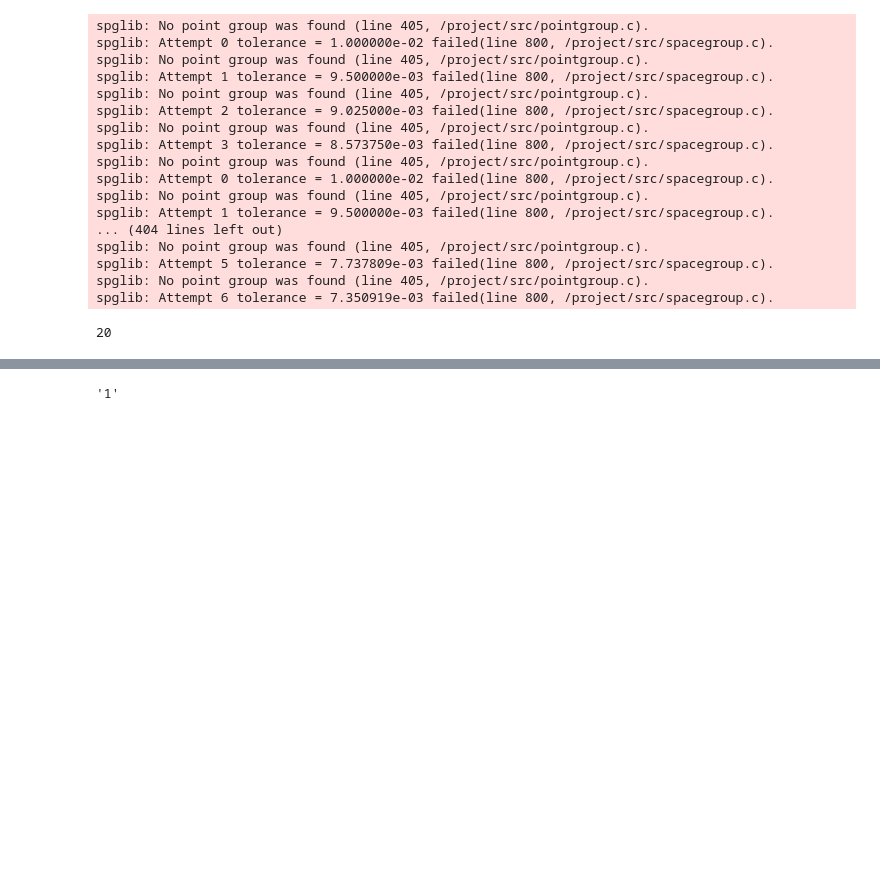
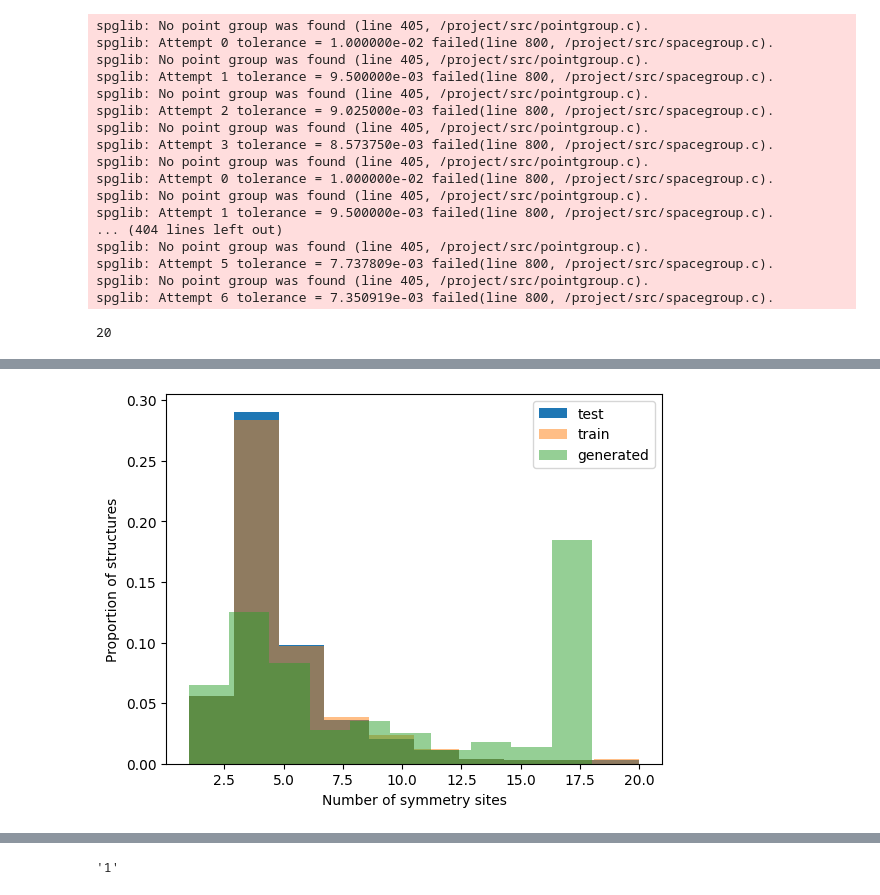
Before and after one commit to kedhip/WyckoffTransformer, a Jupyter notebook: Playground.ipynb, the cells around one changed output, grey strips where cells are left out. Saved outputs shown, nothing was run; the diff lists cells and outputs as text; code cells hidden in the pictures; blank space fills up the shorter version.

Commit message:
Transformer with species and space group

```diff
--- a/Playground.ipynb
+++ b/Playground.ipynb
@@ -455,0 +494,2 @@ generator.from_random(3, group_number, species=["C"], numIons=[mutliplicity], si
+# %%
+ELEMENT_PAD_ID = element_to_ids[DummySpecie()]
@@ -455,0 +528,11 @@ generator.from_random(3, group_number, species=["C"], numIons=[mutliplicity], si
+# %%
+from collections import defaultdict
+index = dict()
+wp_index = defaultdict(dict)
+for group_number in range(1, 231):
+    group = Group(group_number)
+    site_symmetry_symbols = []
+    for wp in group.Wyckoff_positions:
+        wp.get_site_symmetry()
+        site_symmetry_symbols.append(wp.site_symm)
+        wp_index[group_number][wp.site_symm.replace(" ", "")] = (wp.multiplicity, wp.letter)
@@ -455,0 +542,23 @@ generator.from_random(3, group_number, species=["C"], numIons=[mutliplicity], si
+# %%
+total = 0
+valid = 0
+valid_structures = []
+for example in generated_structuers:
+    total += 1
+    T_sites_list = []
+    try:
+        # print(wp_index[example["space_group"]])
+        mutliplicity = []
+        for site, element in zip(example['sites'], example['elements']):
+            mutliplicity.append(wp_index[example["spacegroup"]][site][0])
+            T_sites_list.append([str(wp_index[example["spacegroup"]][site][0])+wp_index[example["spacegroup"]][site][1]])
+        valid += 1
+        T_spacegroup = example['spacegroup']
+        valid_structures.append({
+            "spacegroup": T_spacegroup,
+            "sites": T_sites_list,
+            "elements": list(map(str, example['elements'])),
+            "multiplicity": mutliplicity
+        })
+    except KeyError:
+        pass
@@ -455,0 +578,11 @@ generator.from_random(3, group_number, species=["C"], numIons=[mutliplicity], si
+# %%
+import matplotlib.pyplot as plt
+fig, ax = plt.subplots()
+ax.hist(MP_20_test.symmetry_sites.map(len), label="test", density=True)
+ax.hist(MP_20_train.symmetry_sites.map(len), label="train", density=True, alpha=0.5)
+ax.hist(list(map(lambda s: len(s["elements"]), valid_structures)), label="generated", density=True, alpha=0.5)
+ax.set_xlabel("Number of symmetry sites")
+ax.set_ylabel("Proportion of structures")
+ax.legend();
+# %% [output]
+[figure, added]
```
Also changed, not shown: parts of 78 cells of this notebook, 2 other files.
